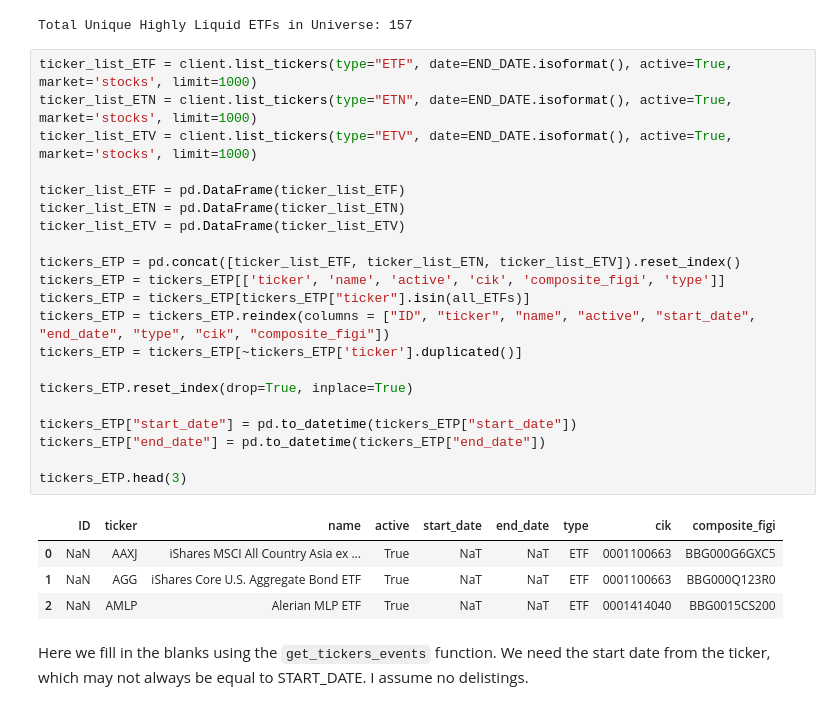
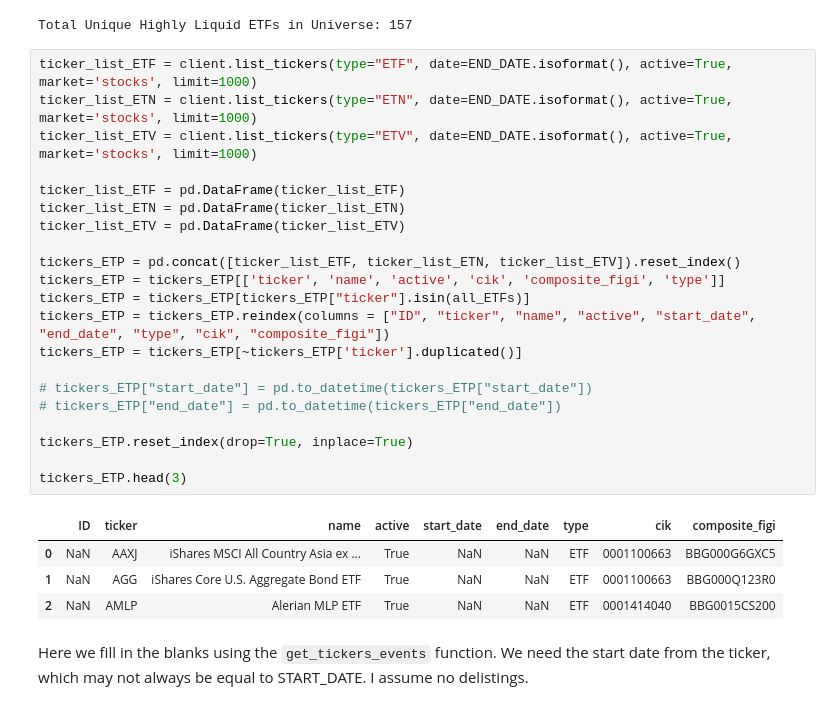
Before and after one commit to sharmad/data_clean, a Jupyter notebook: dev_prod/04_ETPs.ipynb, the cells around one changed output. Saved outputs shown, nothing was run; the diff lists cells and outputs as text.

```diff
--- a/dev_prod/04_ETPs.ipynb
+++ b/dev_prod/04_ETPs.ipynb
@@ -336,29 +336,29 @@ Total Unique Highly Liquid ETFs in Universe: 157
 # %%
 ticker_list_ETF = client.list_tickers(type="ETF", date=END_DATE.isoformat(), active=True, market='stocks', limit=1000)
 ticker_list_ETN = client.list_tickers(type="ETN", date=END_DATE.isoformat(), active=True, market='stocks', limit=1000)
 ticker_list_ETV = client.list_tickers(type="ETV", date=END_DATE.isoformat(), active=True, market='stocks', limit=1000)
 
 ticker_list_ETF = pd.DataFrame(ticker_list_ETF)
 ticker_list_ETN = pd.DataFrame(ticker_list_ETN)
 ticker_list_ETV = pd.DataFrame(ticker_list_ETV)
 
 tickers_ETP = pd.concat([ticker_list_ETF, ticker_list_ETN, ticker_list_ETV]).reset_index()
 tickers_ETP = tickers_ETP[['ticker', 'name', 'active', 'cik', 'composite_figi', 'type']]
 tickers_ETP = tickers_ETP[tickers_ETP["ticker"].isin(all_ETFs)]
 tickers_ETP = tickers_ETP.reindex(columns = ["ID", "ticker", "name", "active", "start_date", "end_date", "type", "cik", "composite_figi"])
 tickers_ETP = tickers_ETP[~tickers_ETP['ticker'].duplicated()]
 
+# tickers_ETP["start_date"] = pd.to_datetime(tickers_ETP["start_date"])
+# tickers_ETP["end_date"] = pd.to_datetime(tickers_ETP["end_date"])
+
 tickers_ETP.reset_index(drop=True, inplace=True)
 
-tickers_ETP["start_date"] = pd.to_datetime(tickers_ETP["start_date"])
-tickers_ETP["end_date"] = pd.to_datetime(tickers_ETP["end_date"])
-
 tickers_ETP.head(3)
 # %% [output]
 |  | ID | ticker | name | active | start_date | end_date | type | cik | composite_figi |
-| 0 | NaN | AAXJ | iShares MSCI All Country Asia ex ... | True | NaT | NaT | ETF | 0001100663 | BBG000G6GXC5 |
-| 1 | NaN | AGG | iShares Core U.S. Aggregate Bond ETF | True | NaT | NaT | ETF | 0001100663 | BBG000Q123R0 |
-| 2 | NaN | AMLP | Alerian MLP ETF | True | NaT | NaT | ETF | 0001414040 | BBG0015CS200 |
+| 0 | NaN | AAXJ | iShares MSCI All Country Asia ex ... | True | NaN | NaN | ETF | 0001100663 | BBG000G6GXC5 |
+| 1 | NaN | AGG | iShares Core U.S. Aggregate Bond ETF | True | NaN | NaN | ETF | 0001100663 | BBG000Q123R0 |
+| 2 | NaN | AMLP | Alerian MLP ETF | True | NaN | NaN | ETF | 0001414040 | BBG0015CS200 |
 # %% [markdown]
 Here we fill in the blanks using the <code>get_tickers_events</code> function. We need the start date from the ticker, which may not always be equal to START_DATE. I assume no delistings.
 # %%
```
Also changed, not shown: parts of 3 cells of this notebook.
